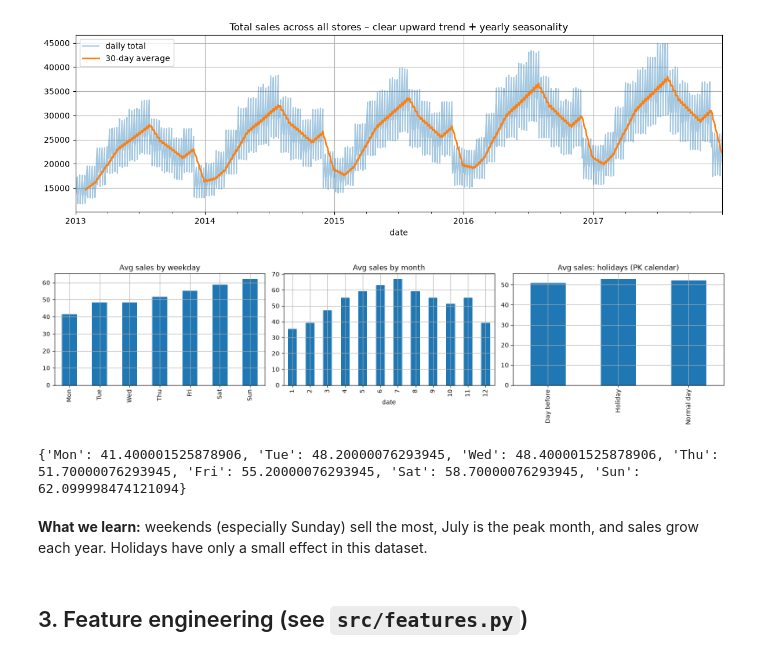
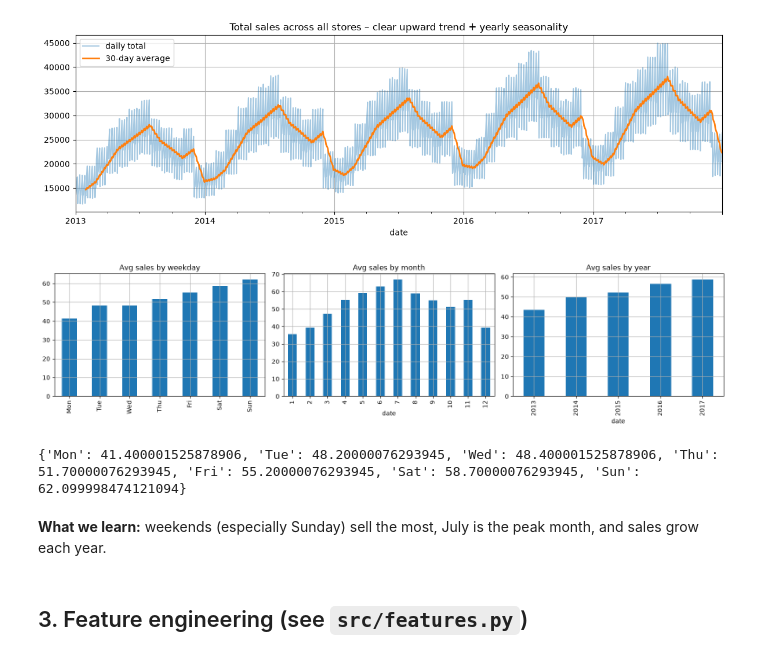
Before and after one commit to kinzaamjad35-dev/sales-forecaster, a Jupyter notebook: notebooks/01_explore_and_model.ipynb, the cells around one changed output. Saved outputs shown, nothing was run; the diff lists cells and outputs as text; code cells hidden in the pictures.

Commit message:
Remove holiday, Ramadan and Eid features; retrain and refresh results

```diff
--- a/notebooks/01_explore_and_model.ipynb
+++ b/notebooks/01_explore_and_model.ipynb
@@ -57,18 +57,16 @@ plt.tight_layout(); plt.savefig(ROOT / "images" / "trend.png", dpi=110); plt.sho
 # %%
 fig, axes = plt.subplots(1, 3, figsize=(16, 4))
 wd = df.groupby(df["date"].dt.dayofweek)["sales"].mean()
 wd.index = ["Mon","Tue","Wed","Thu","Fri","Sat","Sun"]; wd.plot.bar(ax=axes[0], title="Avg sales by weekday")
 df.groupby(df["date"].dt.month)["sales"].mean().plot.bar(ax=axes[1], title="Avg sales by month")
-hol = holiday_calendar(df["date"].min(), df["date"].max())
-tag = np.where(df["date"].isin(hol), "Holiday", np.where((df["date"] + pd.Timedelta(days=1)).isin(hol), "Day before", "Normal day"))
-df.groupby(tag)["sales"].mean().plot.bar(ax=axes[2], title=f"Avg sales: holidays ({COUNTRY} calendar)")
+df.groupby(df["date"].dt.year)["sales"].mean().plot.bar(ax=axes[2], title="Avg sales by year")
 plt.tight_layout(); plt.savefig(ROOT / "images" / "seasonality.png", dpi=110); plt.show()
 print(wd.round(1).to_dict())
 # %% [output]
-[figure, old version]
+[figure, new version]
 {'Mon': 41.400001525878906, 'Tue': 48.20000076293945, 'Wed': 48.400001525878906, 'Thu': 51.70000076293945, 'Fri': 55.20000076293945, 'Sat': 58.70000076293945, 'Sun': 62.099998474121094}
 # %% [markdown]
-**What we learn:** weekends (especially Sunday) sell the most, July is the peak month, and sales grow each year. Holidays have only a small effect in this dataset.
+**What we learn:** weekends (especially Sunday) sell the most, July is the peak month, and sales grow each year.
 # %% [markdown]
 ## 3. Feature engineering (see `src/features.py`)
 # %%
```
Also changed, not shown: parts of 9 cells of this notebook, 27 other files.
